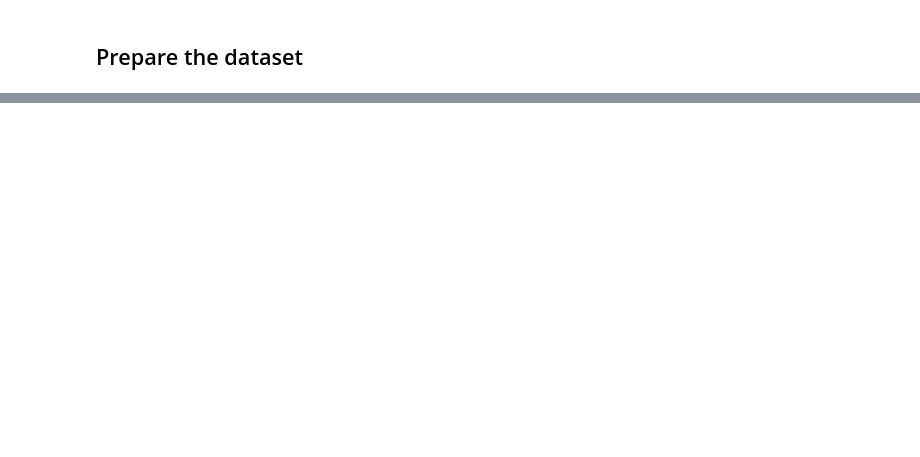
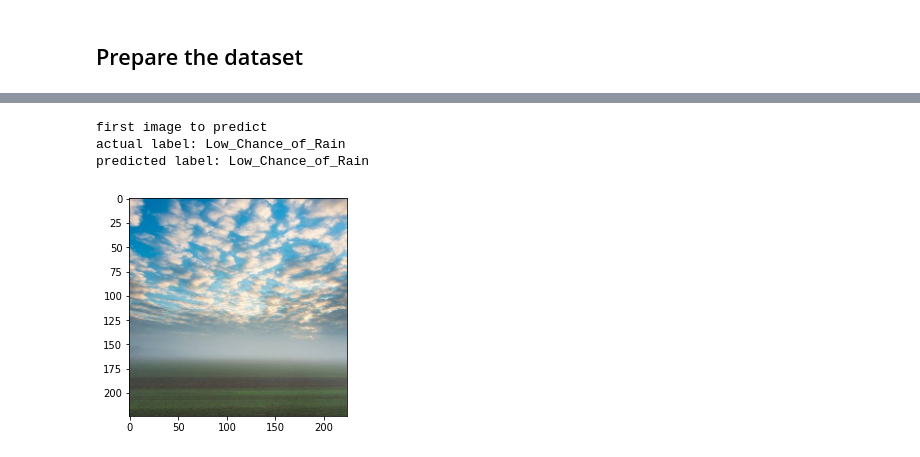
Before and after one commit to jidan-fikri/AWAN-App, a Jupyter notebook: Awan.ipynb, the cells around one changed output, grey strips where cells are left out. Saved outputs shown, nothing was run; the diff lists cells and outputs as text; code cells hidden in the pictures; blank space fills up the shorter version.

```diff
--- a/Awan.ipynb
+++ b/Awan.ipynb
@@ -363,0 +67,20 @@ os.kill(os.getpid(), signal.SIGKILL)
+# %%
+def get_dataset_partitions_tf(ds, train_split = 0.8,val_split = 0.1, test_split = 0.1,shuffle = True,shuffle_size = 10000):
+  assert(train_split+val_split+test_split) == 1
+  ds_size = len(ds)
+  if shuffle:
+    ds = ds.shuffle(shuffle_size, seed = 8)
+  train_size = int(train_split * ds_size)
+  val_size = int(val_split * ds_size)
+  test_size = int(test_split * ds_size)
+
+  train_ds = ds.take(train_size)
+  val_ds = ds.skip(train_size).take(val_size)
+  test_ds = ds.skip(train_size).take(test_size)
+  return train_ds, val_ds, test_ds
+# %%
+train_ds, val_ds, test_ds = get_dataset_partitions_tf(train_dataset)
+# %%
+train_ds = train_ds.cache().shuffle(1000).prefetch(buffer_size=tf.data.AUTOTUNE)
+val_ds_ds = val_ds.cache().shuffle(1000).prefetch(buffer_size=tf.data.AUTOTUNE)
+test_ds = test_ds.cache().prefetch(buffer_size=tf.data.AUTOTUNE)
@@ -363,0 +206,2 @@ os.kill(os.getpid(), signal.SIGKILL)
+# %%
+model = load_model("/content/cloud.h5")
@@ -363,0 +212,17 @@ os.kill(os.getpid(), signal.SIGKILL)
+# %%
+for images_batch, labels_batch in test_ds.take(1):
+
+    first_image = images_batch[5].numpy().astype('uint8')
+    first_label = labels_batch[5].numpy()
+
+    print("first image to predict")
+    plt.imshow(first_image)
+    print("actual label:",class_names[first_label])
+
+    batch_prediction = model.predict(images_batch)
+    print("predicted label:",class_names[np.argmax(batch_prediction[5])])
+# %% [output]
+first image to predict
+actual label: Low_Chance_of_Rain
+predicted label: Low_Chance_of_Rain
+[figure, added]
```
Also changed, not shown: parts of 56 cells of this notebook.
